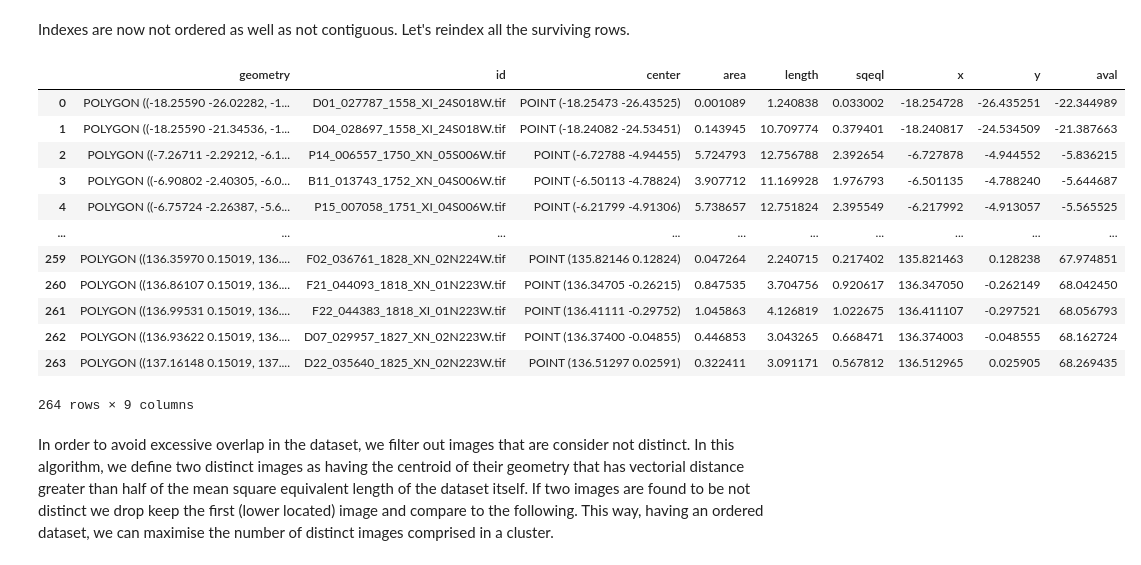
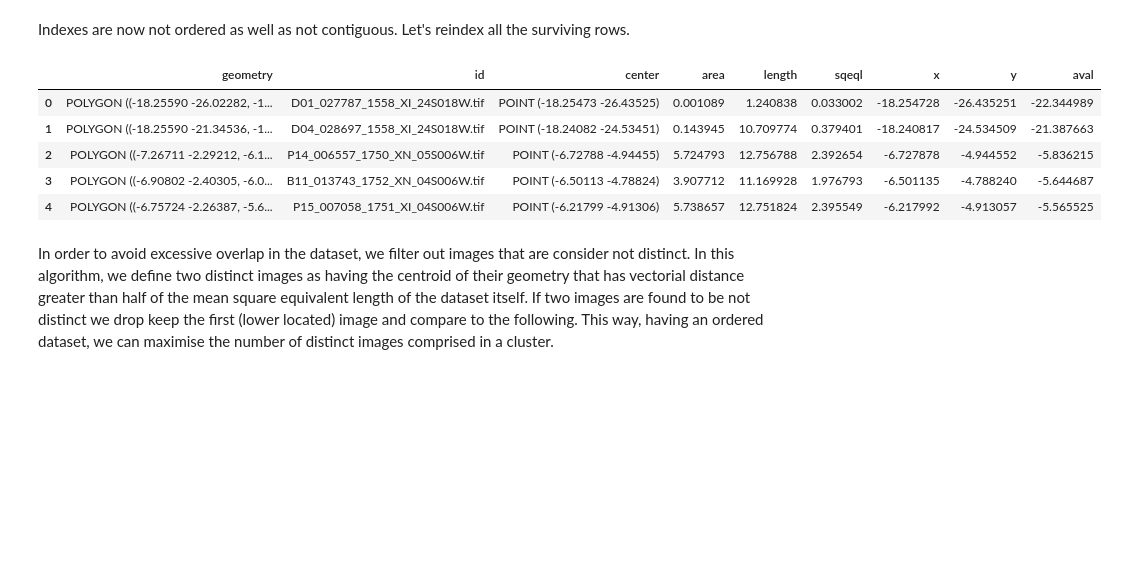
Before and after one commit to chbrandt/HackThePlanets2022, a Jupyter notebook: notebooks/explore_dataset_spatial_distribution.ipynb, the cells around one changed output. Cells and saved outputs as stored; diff of their text form; code cells hidden in the pictures; blank space fills up the shorter version.

```diff
--- a/notebooks/explore_dataset_spatial_distribution.ipynb
+++ b/notebooks/explore_dataset_spatial_distribution.ipynb
@@ -286,21 +274,14 @@ sorted_intersected_df
 Indexes are now not ordered as well as not contiguous. Let's reindex all the surviving rows.
 # %%
 sorted_intersected_df = sorted_intersected_df.reset_index(drop=True)
-sorted_intersected_df
+sorted_intersected_df.head()
 # %% [output]
 |  | geometry | id | center | area | length | sqeql | x | y | aval |
 | 0 | POLYGON ((-18.25590 -26.02282, -1... | D01_027787_1558_XI_24S018W.tif | POINT (-18.25473 -26.43525) | 0.001089 | 1.240838 | 0.033002 | -18.254728 | -26.435251 | -22.344989 |
 | 1 | POLYGON ((-18.25590 -21.34536, -1... | D04_028697_1558_XI_24S018W.tif | POINT (-18.24082 -24.53451) | 0.143945 | 10.709774 | 0.379401 | -18.240817 | -24.534509 | -21.387663 |
 | 2 | POLYGON ((-7.26711 -2.29212, -6.1... | P14_006557_1750_XN_05S006W.tif | POINT (-6.72788 -4.94455) | 5.724793 | 12.756788 | 2.392654 | -6.727878 | -4.944552 | -5.836215 |
 | 3 | POLYGON ((-6.90802 -2.40305, -6.0... | B11_013743_1752_XN_04S006W.tif | POINT (-6.50113 -4.78824) | 3.907712 | 11.169928 | 1.976793 | -6.501135 | -4.788240 | -5.644687 |
 | 4 | POLYGON ((-6.75724 -2.26387, -5.6... | P15_007058_1751_XI_04S006W.tif | POINT (-6.21799 -4.91306) | 5.738657 | 12.751824 | 2.395549 | -6.217992 | -4.913057 | -5.565525 |
-| ... | ... | ... | ... | ... | ... | ... | ... | ... | ... |
-| 259 | POLYGON ((136.35970 0.15019, 136.... | F02_036761_1828_XN_02N224W.tif | POINT (135.82146 0.12824) | 0.047264 | 2.240715 | 0.217402 | 135.821463 | 0.128238 | 67.974851 |
-| 260 | POLYGON ((136.86107 0.15019, 136.... | F21_044093_1818_XN_01N223W.tif | POINT (136.34705 -0.26215) | 0.847535 | 3.704756 | 0.920617 | 136.347050 | -0.262149 | 68.042450 |
-| 261 | POLYGON ((136.99531 0.15019, 136.... | F22_044383_1818_XI_01N223W.tif | POINT (136.41111 -0.29752) | 1.045863 | 4.126819 | 1.022675 | 136.411107 | -0.297521 | 68.056793 |
-| 262 | POLYGON ((136.93622 0.15019, 136.... | D07_029957_1827_XN_02N223W.tif | POINT (136.37400 -0.04855) | 0.446853 | 3.043265 | 0.668471 | 136.374003 | -0.048555 | 68.162724 |
-| 263 | POLYGON ((137.16148 0.15019, 137.... | D22_035640_1825_XN_02N223W.tif | POINT (136.51297 0.02591) | 0.322411 | 3.091171 | 0.567812 | 136.512965 | 0.025905 | 68.269435 |
-264 rows × 9 columns
 # %% [markdown]
 In order to avoid excessive overlap in the dataset, we filter out images that are consider not distinct. In this algorithm, we define two distinct images as having the centroid of their geometry that has vectorial distance greater than half of the mean square equivalent length of the dataset itself. If two images are found to be not distinct we drop keep the first (lower located) image and compare to the following. This way, having an ordered dataset, we can maximise the number of distinct images comprised in a cluster.
 # %%
```
Also changed, not shown: parts of 3 cells of this notebook.
